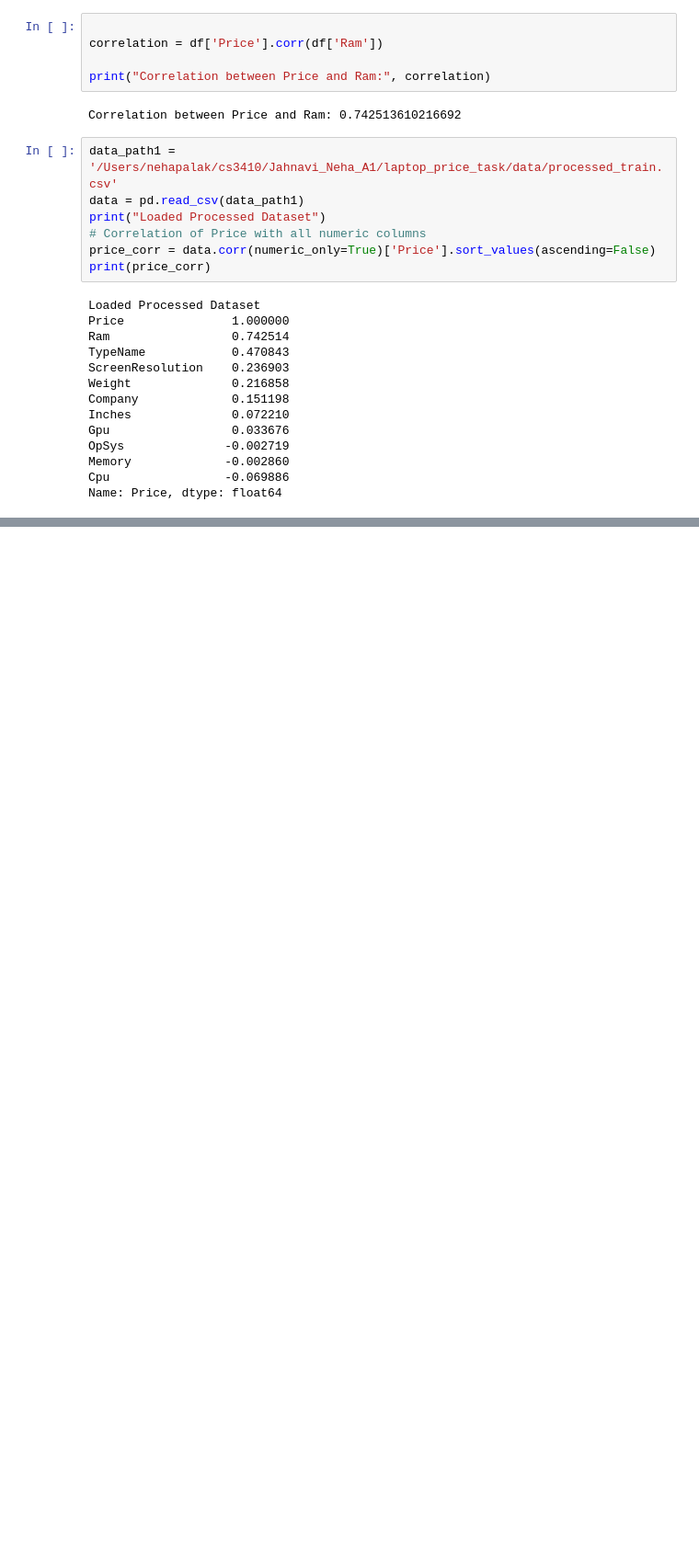
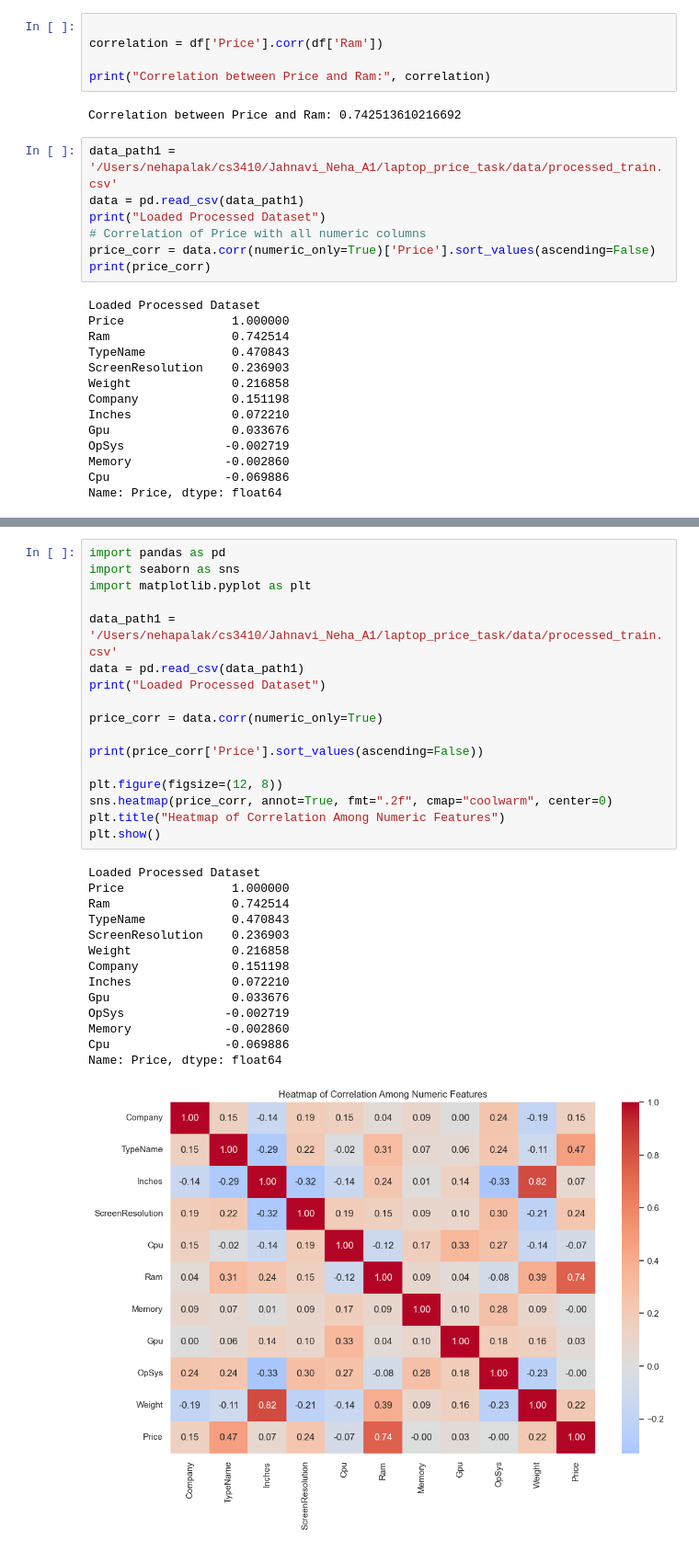
Before and after one commit to neha-palak/laptop_price_task, a Jupyter notebook: notebooks/data_exploration.ipynb, the cells around one changed output, grey strips where cells are left out. Shown at 92% size. Drawn from its saved outputs; the diff is of its cells as text; blank space fills up the shorter version.

```diff
--- a/notebooks/data_exploration.ipynb
+++ b/notebooks/data_exploration.ipynb
@@ -300,0 +279,32 @@ Name: Price, dtype: float64
+# %%
+import pandas as pd
+import seaborn as sns
+import matplotlib.pyplot as plt
+
+data_path1 = '/Users/nehapalak/cs3410/Jahnavi_Neha_A1/laptop_price_task/data/processed_train.csv'
+data = pd.read_csv(data_path1)
+print("Loaded Processed Dataset")
+
+price_corr = data.corr(numeric_only=True)
+
+print(price_corr['Price'].sort_values(ascending=False))
+
+plt.figure(figsize=(12, 8))
+sns.heatmap(price_corr, annot=True, fmt=".2f", cmap="coolwarm", center=0)
+plt.title("Heatmap of Correlation Among Numeric Features")
+plt.show()
+# %% [output]
+Loaded Processed Dataset
+Price               1.000000
+Ram                 0.742514
+TypeName            0.470843
+ScreenResolution    0.236903
+Weight              0.216858
+Company             0.151198
+Inches              0.072210
+Gpu                 0.033676
+OpSys              -0.002719
+Memory             -0.002860
+Cpu                -0.069886
+Name: Price, dtype: float64
+[figure, added]
```
Also changed, not shown: parts of 5 cells of this notebook, 1 other file.
